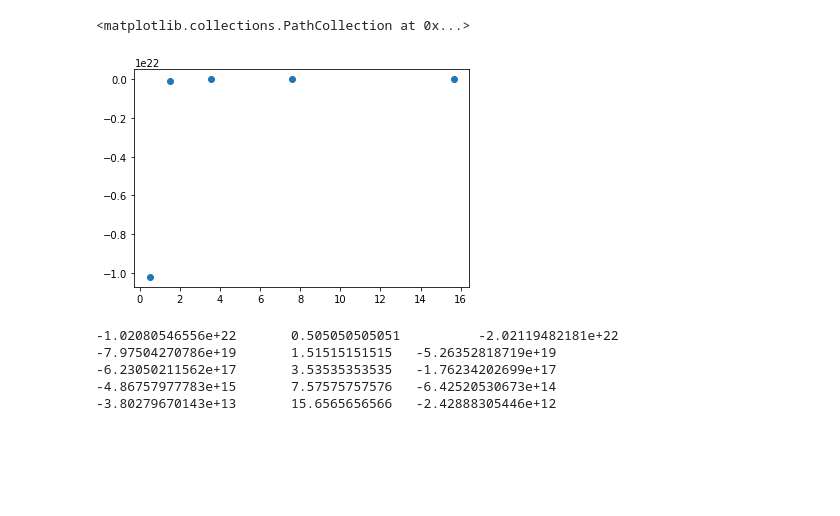
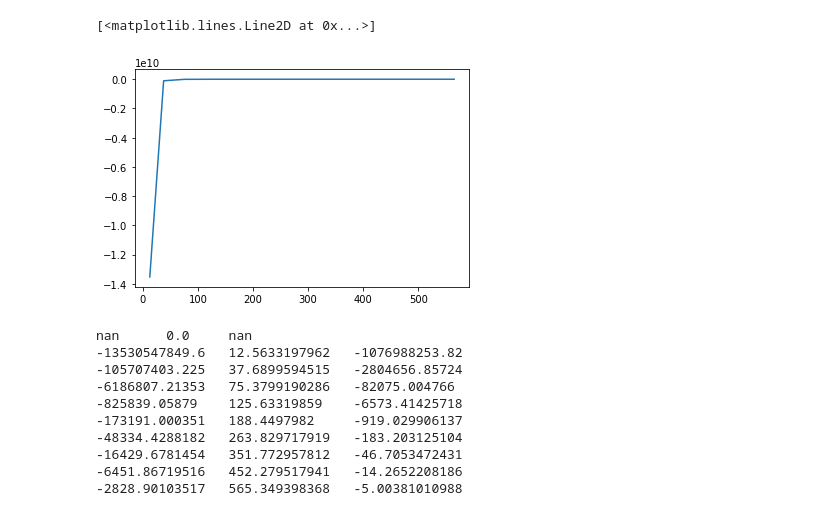
Before and after one commit to hashkrish/elastic_modulus_python_md, a Jupyter notebook: youngs_modulus_python_script/main_jupyter.ipynb, the cells around one changed output. Cells and saved outputs as stored; diff of their text form; code cells hidden in the pictures; blank space fills up the shorter version.

```diff
--- a/youngs_modulus_python_script/main_jupyter.ipynb
+++ b/youngs_modulus_python_script/main_jupyter.ipynb
@@ -28,14 +28,14 @@ for i in range(N[2]):
 
 coor_0 = [x_coor_0,y_coor_0,z_coor_0]
 # %%
-vel = 1e1 #velocity per step
-acc = 0 #acceleration
-ts = .005e-12 #timestep ex: 0.005 nano seconds as 0.005e-9
-N_steps = 5
+vel = 1e3 #velocity per step
+acc = 1e4 #acceleration
+ts = 500e-12 #timestep ex: 0.005 nano seconds as 0.005e-9
+N_steps = 10
 # %%
 #verlet algorithm
 def verlet_pos(pos,t,ts,acc):
-#    pos = pos + vel*ts + ( 0.5 * acc * ts**2 )
+    pos = pos + vel*ts + ( 0.5 * acc * ts**2 )
 #    pos = pos - vel*ts + ( 0.5 * acc * ts**2 )
 #    pos = 2*pos - pos*(t-ts) + acc * ts**2
 # the above given post_t_dt is found by adding above given two taylor equations
@@ -134,17 +139,22 @@ stress_vec=multiply(1/ial**2,forceLJ(array(delx_p_mean)))
 # %%
-scatter(strain_in_steps,stress_vec)
+plot(strain_in_steps,stress_vec)
 # %% [output]
-<matplotlib.collections.PathCollection at 0x...>
+[<matplotlib.lines.Line2D at 0x...>]
-[figure, old version]
+[figure, new version]
 # %%
 for i in range(size(stress_vec)):
     print(stress_vec[i], '\t', strain_in_steps[i], '\t',stress_vec[i]/strain_in_steps[i])
 # %% [output]
--1.02080546556e+22       0.505050505051          -2.02119482181e+22
--7.97504270786e+19       1.51515151515   -5.26352818719e+19
--6.23050211562e+17       3.53535353535   -1.76234202699e+17
--4.86757977783e+15       7.57575757576   -6.42520530673e+14
--3.80279670143e+13       15.6565656566   -2.42888305446e+12
+nan      0.0     nan
+-13530547849.6   12.5633197962   -1076988253.82
+-105707403.225   37.6899594515   -2804656.85724
+-6186807.21353   75.3799190286   -82075.004766
+-825839.05879    125.63319859    -6573.41425718
+-173191.000351   188.4497982     -919.029906137
+-48334.4288182   263.829717919   -183.203125104
+-16429.6781454   351.772957812   -46.7053472431
+-6451.86719516   452.279517941   -14.2652208186
+-2828.90103517   565.349398368   -5.00381010988
 # %%
 dsig=[]
 deps=[]
```
Also changed, not shown: parts of 6 cells of this notebook, 8 other files.
